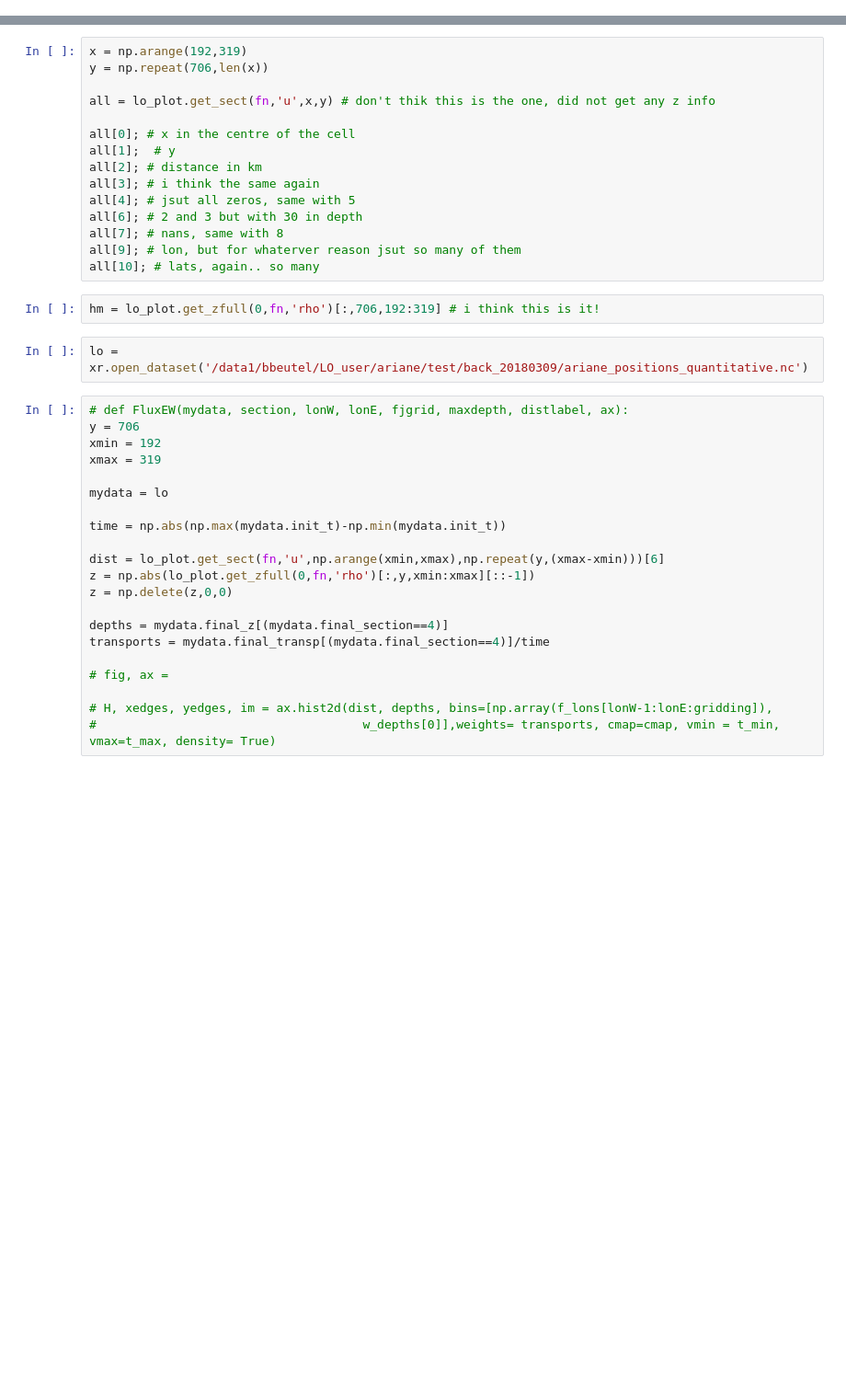
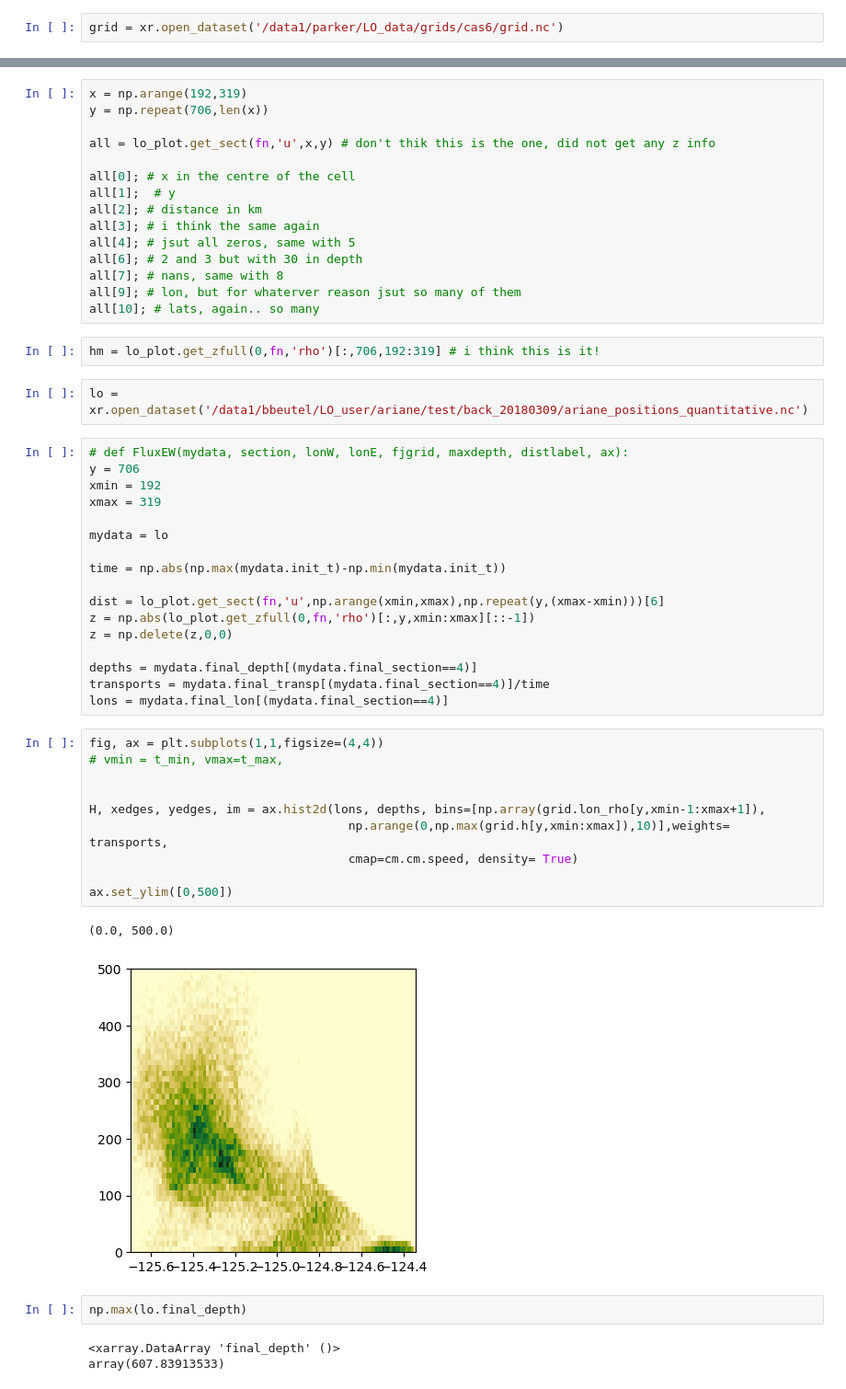
Before and after one commit to rbeutel/LO_user, a Jupyter notebook: ariane/testCS.ipynb, the cells around one changed output, grey strips where cells are left out. Shown at 92% size. Drawn from its saved outputs; the diff is of its cells as text; blank space fills up the shorter version.

```diff
--- a/ariane/testCS.ipynb
+++ b/ariane/testCS.ipynb
@@ -9,3 +10,5 @@ import matplotlib.pyplot as plt
+# %%
+grid = xr.open_dataset('/data1/parker/LO_data/grids/cas6/grid.nc')
 # %%
 def get_his_fn_from_dt(dt):
 
@@ -56,10 +59,24 @@ dist = lo_plot.get_sect(fn,'u',np.arange(xmin,xmax),np.repeat(y,(xmax-xmin)))[6]
 z = np.abs(lo_plot.get_zfull(0,fn,'rho')[:,y,xmin:xmax][::-1])
 z = np.delete(z,0,0)
 
-depths = mydata.final_z[(mydata.final_section==4)]
+depths = mydata.final_depth[(mydata.final_section==4)]
 transports = mydata.final_transp[(mydata.final_section==4)]/time
-
-# fig, ax =
-
-# H, xedges, yedges, im = ax.hist2d(dist, depths, bins=[np.array(f_lons[lonW-1:lonE:gridding]),
-#                                     w_depths[0]],weights= transports, cmap=cmap, vmin = t_min, vmax=t_max, density= True)
+lons = mydata.final_lon[(mydata.final_section==4)]
+# %%
+fig, ax = plt.subplots(1,1,figsize=(4,4))
+# vmin = t_min, vmax=t_max,
+
+
+H, xedges, yedges, im = ax.hist2d(lons, depths, bins=[np.array(grid.lon_rho[y,xmin-1:xmax+1]),
+                                    np.arange(0,np.max(grid.h[y,xmin:xmax]),10)],weights= transports,
+                                    cmap=cm.cm.speed, density= True)
+
+ax.set_ylim([0,500])
+# %% [output]
+(0.0, 500.0)
+[figure, added]
+# %%
+np.max(lo.final_depth)
+# %% [output]
+<xarray.DataArray 'final_depth' ()>
+array(607.83913533)
```
Also changed, not shown: parts of 2 cells of this notebook, 9 other files.
